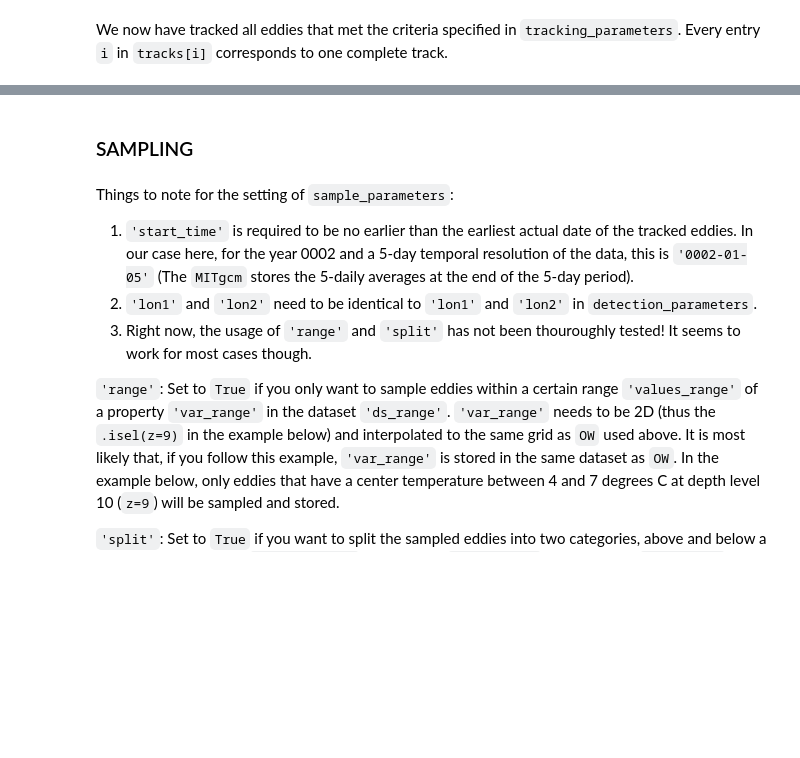
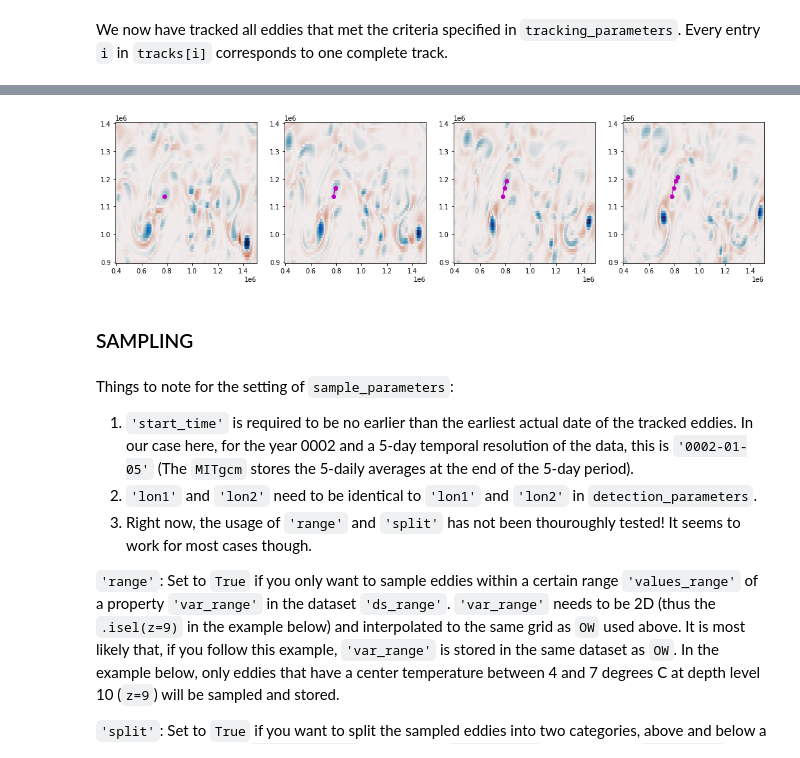
Before and after one commit to jk-rieck/eddytools, a Jupyter notebook: examples/run_eddytools_example_MITgcm_OW.ipynb, the cells around one changed output, grey strips where cells are left out. Cells and saved outputs as stored; diff of their text form; code cells hidden in the pictures; blank space fills up the shorter version.

```diff
--- a/examples/run_eddytools_example_MITgcm_OW.ipynb
+++ b/examples/run_eddytools_example_MITgcm_OW.ipynb
@@ -321,6 +217,6 @@ detection_parameters = {'model': 'MITgcm',
                         'min_dep': 1000, # minimum ocean depth where to look for eddies in m
                         'OW_thr': data_int, #
                         'OW_thr_name': 'OW_std', # Okubo-Weiss threshold for eddy detection
-                        'OW_thr_factor': -0.3, # Okubo-Weiss parameter threshold
+                        'OW_thr_factor': -0.2, # Okubo-Weiss parameter threshold
                         'Npix_min': 20, # minimum number of pixels (grid cells) to be considered as eddy
                         'Npix_max': 500} # maximum number of pixels (grid cells)
@@ -327,3 +225,3 @@ detection_parameters = {'model': 'MITgcm',
 # %%
 # We detect eddies at a depth of 100 m
-eddies = et.detection.detect_OW(data_int.sel(z=100, method='nearest'), detection_parameters, 'OW', 'vort')
+eddies = et.detection.detect_OW(data_int.sel(z=100, method='nearest'), detection_parameters, 'OW', 'vort', regrid_avoided=False)
@@ -389,11 +313,11 @@ tracking_parameters = {'model': 'MITgcm',
                                  # (if set to 0, it will be calculated as (150. / (7. / dt)))
                        'eddy_scale_min': 0.5, # minimum factor by which eddy amplitude and area are allowed to change in one timestep
                        'eddy_scale_max': 1.5, # maximum factor by which eddy amplitude and area are allowed to change in one timestep
-                       'dict': 0, # dictionary containing detected eddies to be used when not stored in files (set to 0 otherwise)
+                       'dict': eddies, # dictionary containing detected eddies to be used when not stored in files (set to 0 otherwise)
                        'data_path': datapath, # path to the detected eddies pickle files
                        'file_root': 'test',
                        'file_spec': 'eddies_OW0.3_test',
                        'ross_path': datapath} # path to rossrad.dat containing Chelton et a1. 1998 Rossby radii
 # %%
 # Now we track the eddies, all information needed has to be added to `tracking_parameters`
-tracks = et.tracking.track(tracking_parameters, in_file=True)
+tracks = et.tracking.track(tracking_parameters, in_file=False)
@@ -405,16 +356,18 @@ tracks[0]
 # %%
 # To have a look at how the tracking performs, just pick an eddy and see whether it is tracked.
-ed1 = 1
+ed1 = 25
 t = 0
 j = 4
 
 plt.figure(figsize=(18, 4))
 
 for i in np.arange(0, j):
     plt.subplot(1, j, i + 1)
     plt.pcolormesh(data_int.lon, data_int.lat, data_int.OW.sel(time=tracks[ed1]['time'][i]).sel(z=100, method='nearest').values,
                    vmin=-1e-9, vmax=1e-9, cmap=cm.balance, shading='auto')
     plt.plot(tracks[ed1]['lon'][t:t + i+1], tracks[ed1]['lat'][t:t + i+1], marker='o', color='m')
+# %% [output]
+[figure, added]
 # %%
 # We save the tracks for later use
 with open(datapath
```
Also changed, not shown: parts of 30 cells of this notebook, 1 other file.
